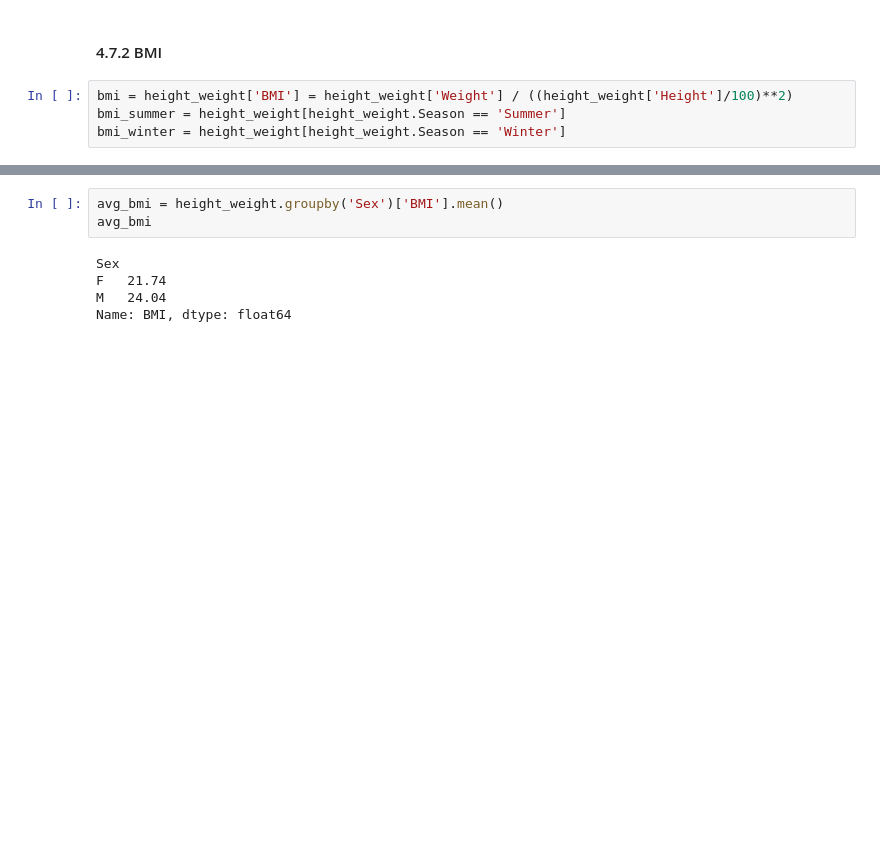
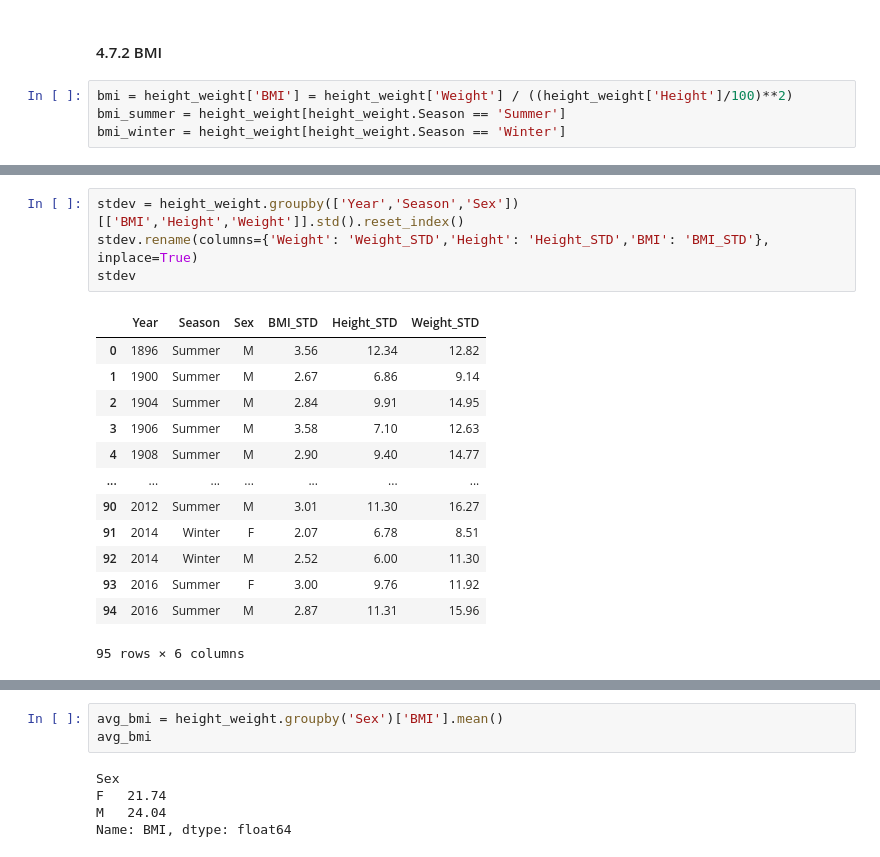
Before and after one commit to DucNinhVo/olympic-games, a Jupyter notebook: olympic_games.ipynb, the cells around one changed output, grey strips where cells are left out. Drawn from its saved outputs; the diff is of its cells as text; blank space fills up the shorter version.

```diff
--- a/olympic_games.ipynb
+++ b/olympic_games.ipynb
@@ -748,0 +730,18 @@ plt.show()
+# %%
+stdev = height_weight.groupby(['Year','Season','Sex'])[['BMI','Height','Weight']].std().reset_index()
+stdev.rename(columns={'Weight': 'Weight_STD','Height': 'Height_STD','BMI': 'BMI_STD'}, inplace=True)
+stdev
+# %% [output]
+|  | Year | Season | Sex | BMI_STD | Height_STD | Weight_STD |
+| 0 | 1896 | Summer | M | 3.56 | 12.34 | 12.82 |
+| 1 | 1900 | Summer | M | 2.67 | 6.86 | 9.14 |
+| 2 | 1904 | Summer | M | 2.84 | 9.91 | 14.95 |
+| 3 | 1906 | Summer | M | 3.58 | 7.10 | 12.63 |
+| 4 | 1908 | Summer | M | 2.90 | 9.40 | 14.77 |
+| ... | ... | ... | ... | ... | ... | ... |
+| 90 | 2012 | Summer | M | 3.01 | 11.30 | 16.27 |
+| 91 | 2014 | Winter | F | 2.07 | 6.78 | 8.51 |
+| 92 | 2014 | Winter | M | 2.52 | 6.00 | 11.30 |
+| 93 | 2016 | Summer | F | 3.00 | 9.76 | 11.92 |
+| 94 | 2016 | Summer | M | 2.87 | 11.31 | 15.96 |
+95 rows × 6 columns
```
Also changed, not shown: parts of 7 cells of this notebook, 4 other files.
